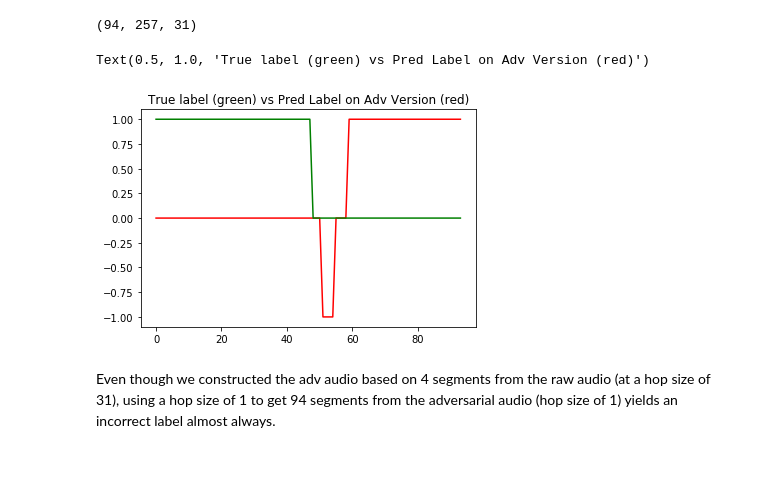
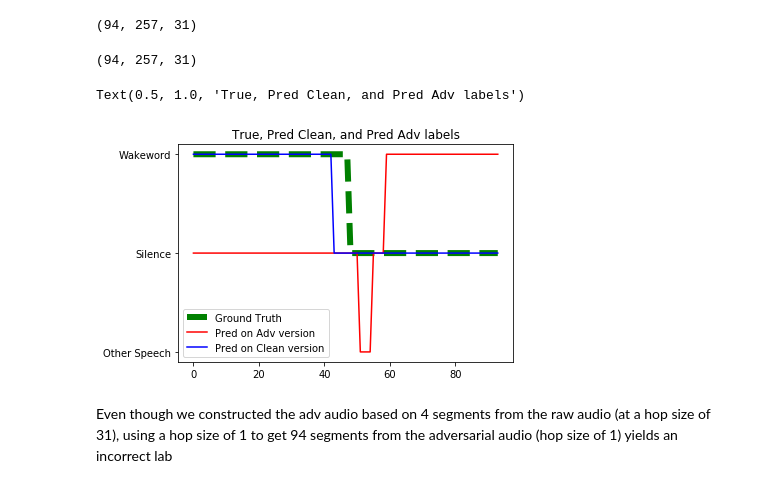
Before and after one commit to ilyakava/py3fst, a Jupyter notebook: Fast_Gradient_Demo.ipynb, the cells around one changed output. Cells and saved outputs as stored; diff of their text form; code cells hidden in the pictures.

Commit message:
#minor Adds comparison to predicted label on clean audio

```diff
--- a/Fast_Gradient_Demo.ipynb
+++ b/Fast_Gradient_Demo.ipynb
@@ -313,13 +318,29 @@ print(eg_framewise.shape)
 (94, 257, 31)
 # %%
 adv_predictions = classifier.predict(eg_framewise)
-# %%
-plt.figure()
-plt.plot(np.argmax(adv_predictions, axis=1)-1, color='r')
-plt.plot(eg_framewise_labels, color='g')
-plt.title('True label (green) vs Pred Label on Adv Version (red)')
-# %% [output]
-Text(0.5, 1.0, 'True label (green) vs Pred Label on Adv Version (red)')
-[figure, removed]
+# %%
+eg_framewise = []
+for j in range(specs.shape[-1] - 30):
+    start = j
+    end = (j+31)
+    eg_framewise.append(specs[sound_i,:,start:end])
+eg_framewise = np.array(eg_framewise)
+eg_framewise_labels = np.array(eg_framewise_labels)
+print(eg_framewise.shape)
+# %% [output]
+(94, 257, 31)
+# %%
+clean_predictions = classifier.predict(eg_framewise)
+# %%
+plt.figure()
+plt.plot(eg_framewise_labels, '--', color='g', linewidth=6)
+plt.plot(np.argmax(adv_predictions, axis=1)-1, color='r')
+plt.plot(np.argmax(clean_predictions, axis=1)-1, color='b')
+plt.yticks([1,0,-1], labels=['Wakeword', 'Silence', 'Other Speech'])
+plt.legend(['Ground Truth', 'Pred on Adv version', 'Pred on Clean version'])
+plt.title('True, Pred Clean, and Pred Adv labels')
+# %% [output]
+Text(0.5, 1.0, 'True, Pred Clean, and Pred Adv labels')
+[figure, added]
 # %% [markdown]
-Even though we constructed the adv audio based on 4 segments from the raw audio (at a hop size of 31), using a hop size of 1 to get 94 segments from the adversarial audio (hop size of 1) yields an incorrect label almost always.
+Even though we constructed the adv audio based on 4 segments from the raw audio (at a hop size of 31), using a hop size of 1 to get 94 segments from the adversarial audio (hop size of 1) yields an incorrect lab
```
Also changed, not shown: parts of 2 cells of this notebook.
